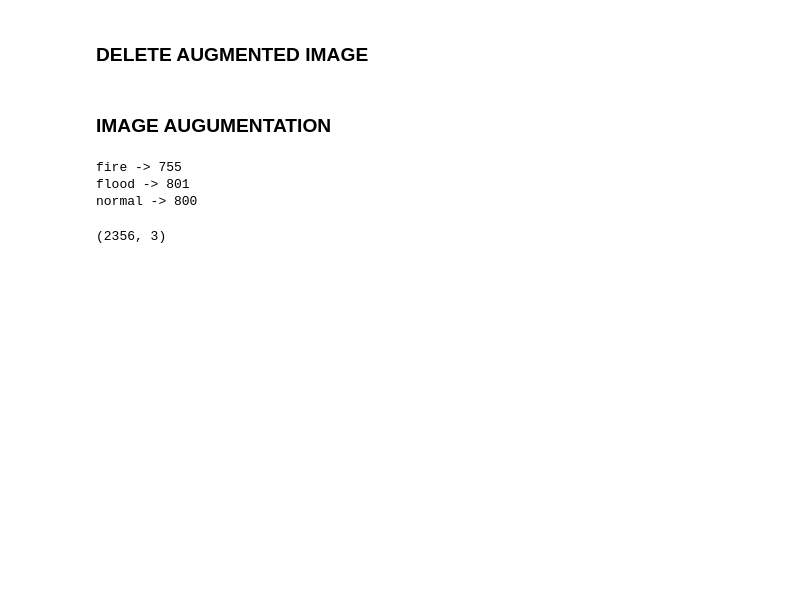
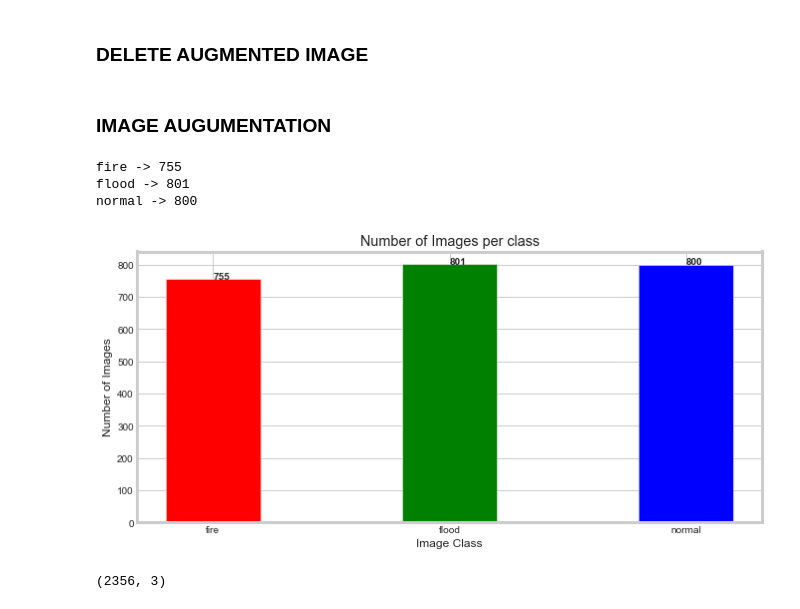
Before and after one commit to Rsaliu/extreme_incident_detection, a Jupyter notebook: code/extreme_incident_detection.ipynb, the cells around one changed output. Saved outputs shown, nothing was run; the diff lists cells and outputs as text; code cells hidden in the pictures; blank space fills up the shorter version.

```diff
--- a/code/extreme_incident_detection.ipynb
+++ b/code/extreme_incident_detection.ipynb
@@ -157,11 +214,3 @@ for i , category in tqdm(enumerate(categories)):
         for path in os.listdir(os.path.join(class_folder)):
             image_count[category].append(category)
             train_data.append(['{}/{}'.format(category, path), i, category])
-# %%
-#show image count
-for key, value in image_count.items():
-    print('{0} -> {1}'.format(key, len(value)))
-# %% [output]
-fire -> 755
-flood -> 801
-normal -> 800
@@ -168,3 +219,10 @@ normal -> 800
+# %%
+plot_image_data(image_count)
+# %% [output]
+fire -> 755
+flood -> 801
+normal -> 800
+[figure, added]
 # %%
 #create a dataframe
 df = pd.DataFrame(train_data, columns=['file', 'id', 'label'])
```
Also changed, not shown: parts of 6 cells of this notebook.
